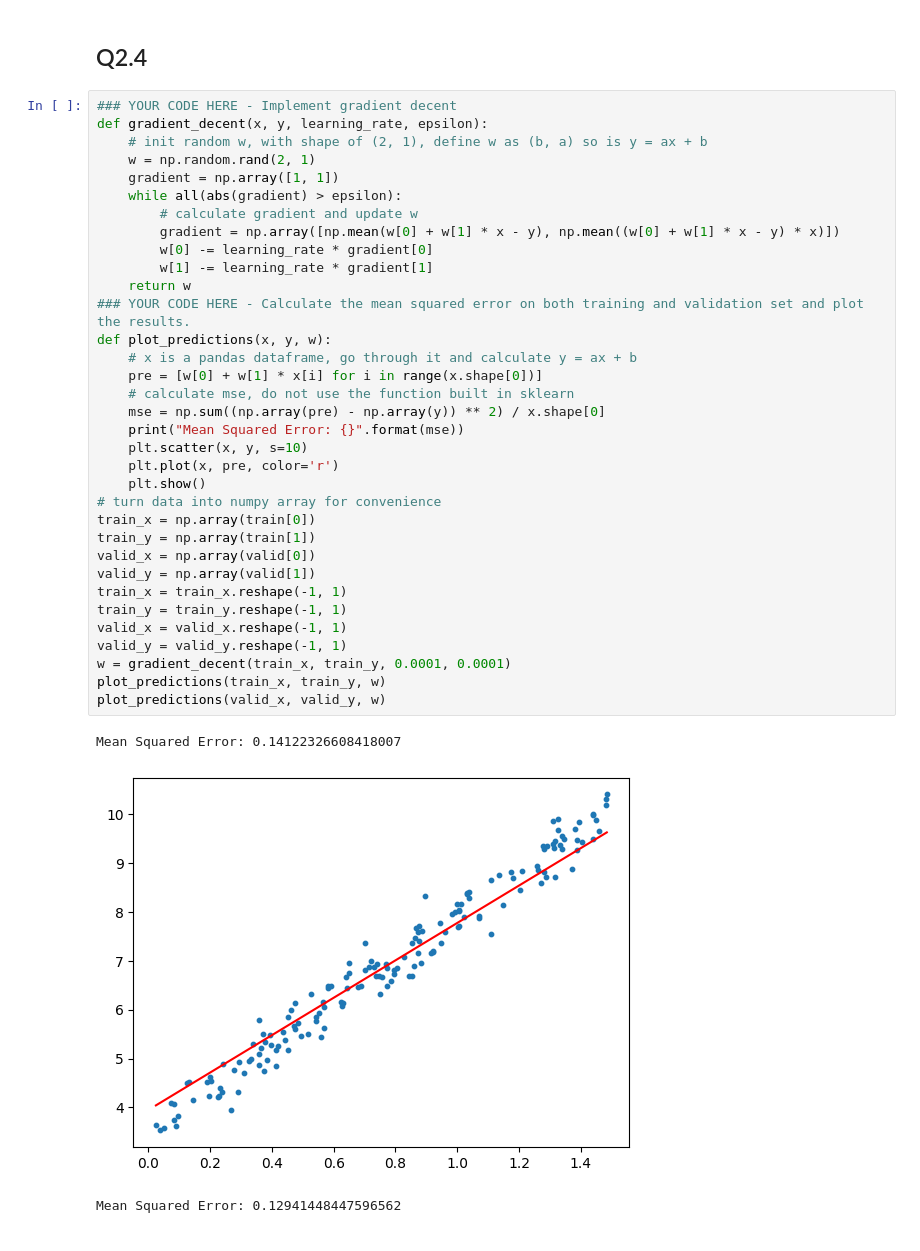
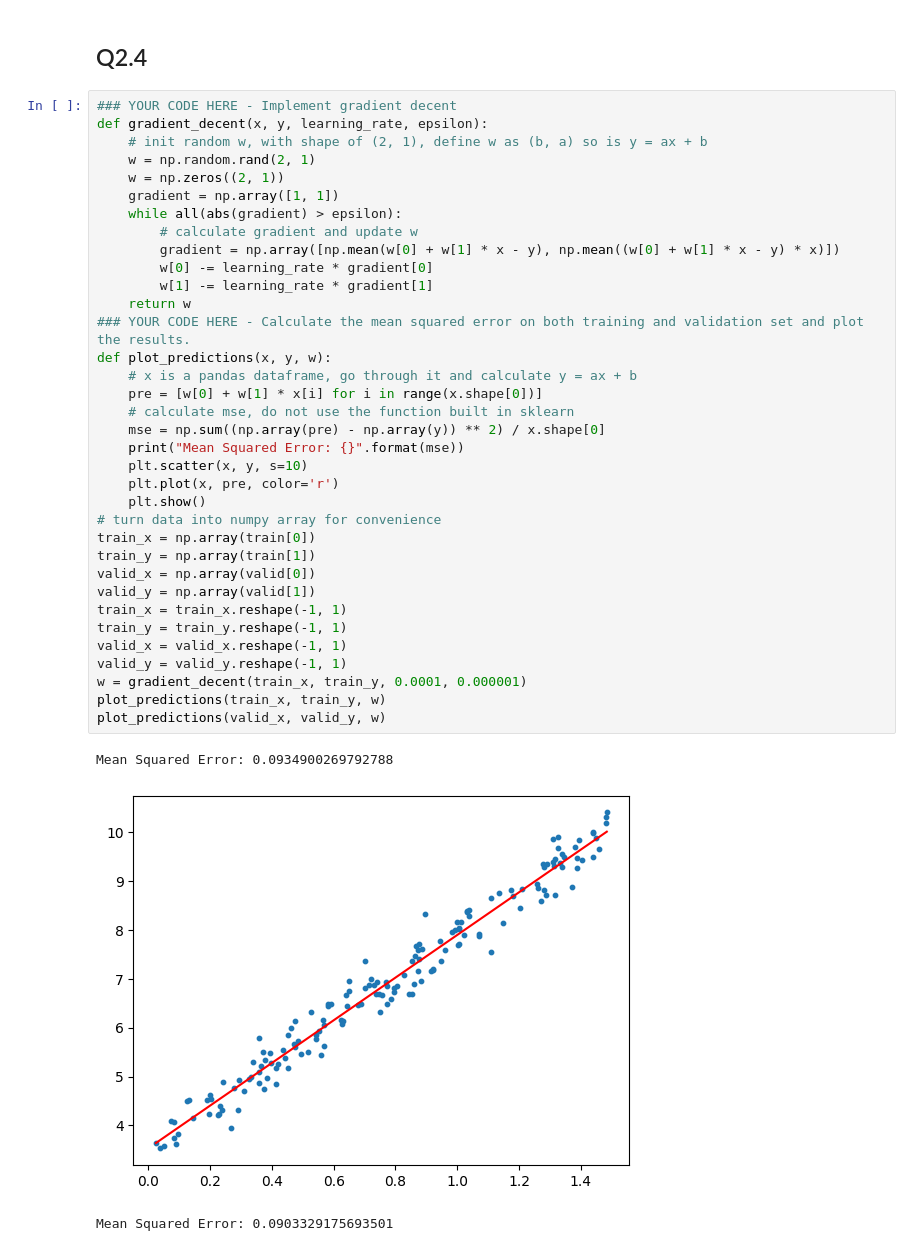
Before and after one commit to AuthorityWang/ShanghaiTech-CS182HW, a Jupyter notebook: coding/hw1_coding.ipynb, the cells around one changed output. Cells and saved outputs as stored; diff of their text form.

```diff
--- a/coding/hw1_coding.ipynb
+++ b/coding/hw1_coding.ipynb
@@ -481,36 +481,37 @@ Now once you understand, it is time to implement the gradient descent below. You
 def gradient_decent(x, y, learning_rate, epsilon):
     # init random w, with shape of (2, 1), define w as (b, a) so is y = ax + b
     w = np.random.rand(2, 1)
+    w = np.zeros((2, 1))
     gradient = np.array([1, 1])
     while all(abs(gradient) > epsilon):
         # calculate gradient and update w
         gradient = np.array([np.mean(w[0] + w[1] * x - y), np.mean((w[0] + w[1] * x - y) * x)])
         w[0] -= learning_rate * gradient[0]
         w[1] -= learning_rate * gradient[1]
     return w
 ### YOUR CODE HERE - Calculate the mean squared error on both training and validation set and plot the results.
 def plot_predictions(x, y, w):
     # x is a pandas dataframe, go through it and calculate y = ax + b
     pre = [w[0] + w[1] * x[i] for i in range(x.shape[0])]
     # calculate mse, do not use the function built in sklearn
     mse = np.sum((np.array(pre) - np.array(y)) ** 2) / x.shape[0]
     print("Mean Squared Error: {}".format(mse))
     plt.scatter(x, y, s=10)
     plt.plot(x, pre, color='r')
     plt.show()
 # turn data into numpy array for convenience
 train_x = np.array(train[0])
 train_y = np.array(train[1])
 valid_x = np.array(valid[0])
 valid_y = np.array(valid[1])
 train_x = train_x.reshape(-1, 1)
 train_y = train_y.reshape(-1, 1)
 valid_x = valid_x.reshape(-1, 1)
 valid_y = valid_y.reshape(-1, 1)
-w = gradient_decent(train_x, train_y, 0.0001, 0.0001)
+w = gradient_decent(train_x, train_y, 0.0001, 0.000001)
 plot_predictions(train_x, train_y, w)
 plot_predictions(valid_x, valid_y, w)
 # %% [output]
-Mean Squared Error: 0.14122326608418007
+Mean Squared Error: 0.0934900269792788
-[figure, old version]
+[figure, new version]
-Mean Squared Error: 0.12941448447596562
+Mean Squared Error: 0.0903329175693501
```
Also changed, not shown: parts of 3 cells of this notebook.
